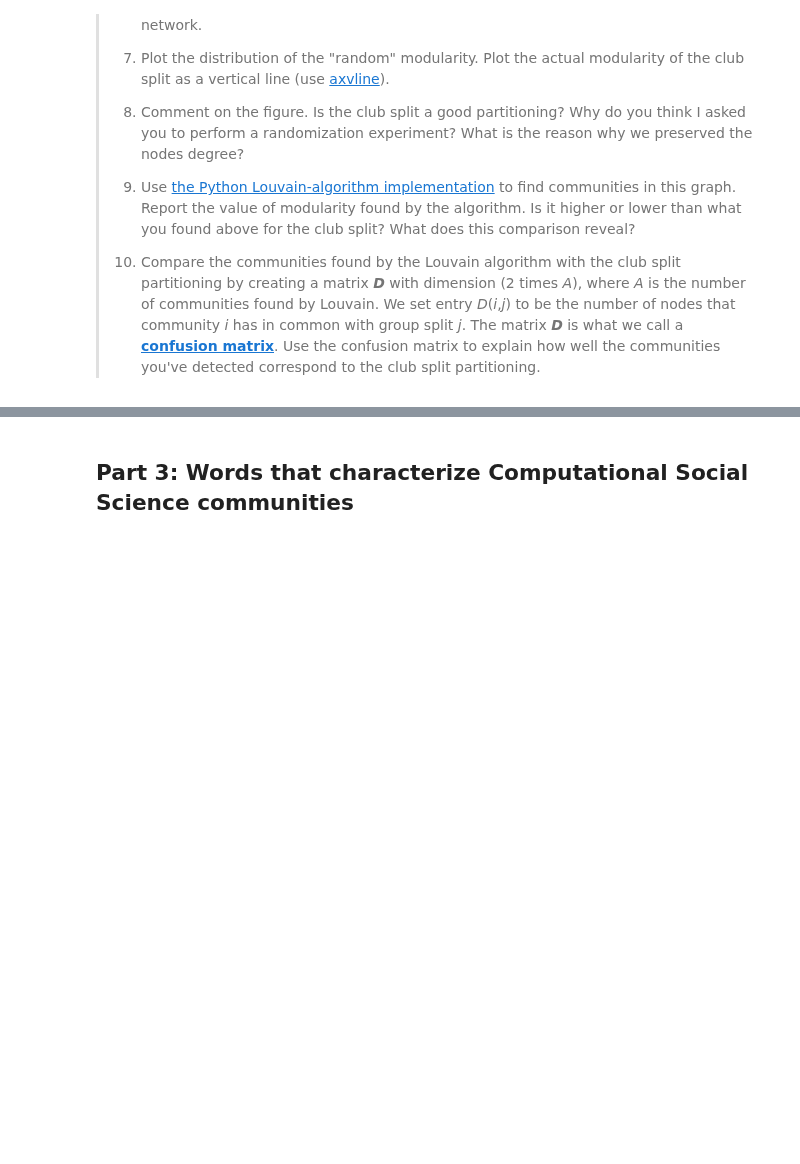
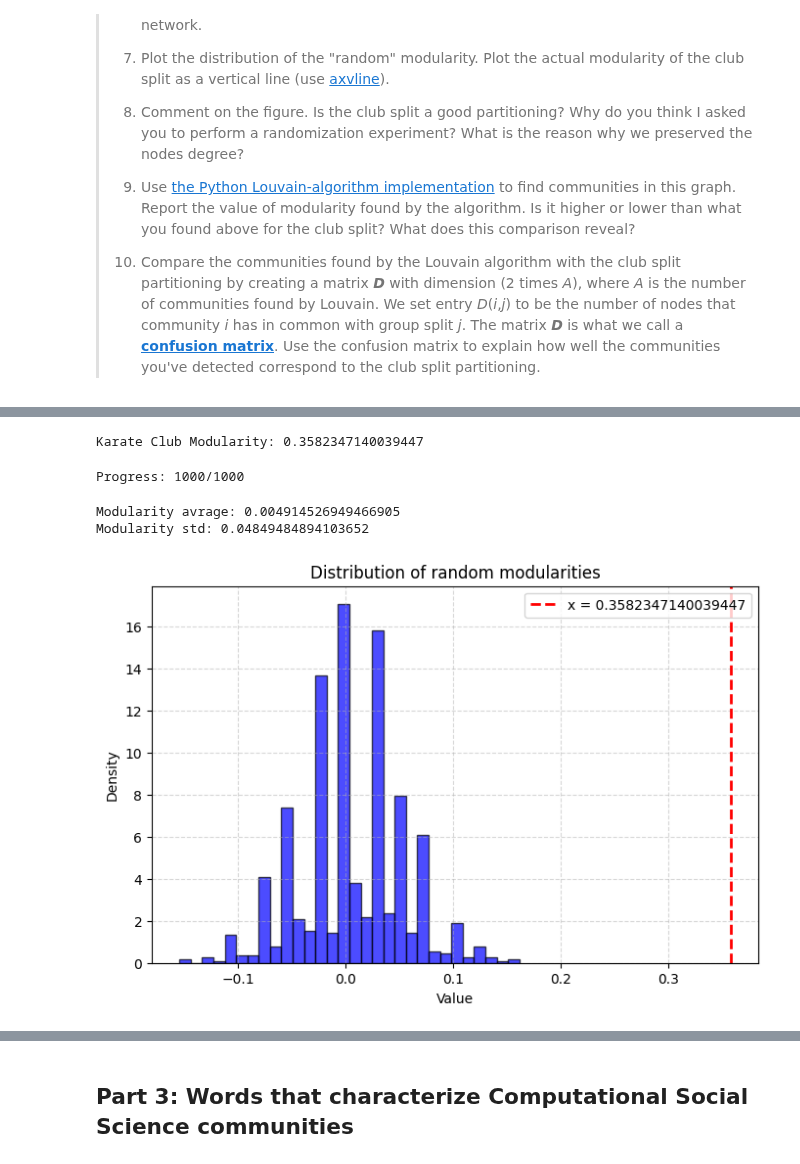
Before and after one commit to CarolineMortensen/Group_project_CSS, a Jupyter notebook: Assignment2.ipynb, the cells around one changed output, grey strips where cells are left out. Cells and saved outputs as stored; diff of their text form; code cells hidden in the pictures; blank space fills up the shorter version.

```diff
--- a/Assignment2.ipynb
+++ b/Assignment2.ipynb
@@ -397,0 +437,10 @@ plt.show()
+# %%
+# Make a partition set of the nodes such that they are assigned to respect of the club
+karateclub = nx.karate_club_graph()
+
+# Partition the nodes into either 0 or 1, based on the "club" attribute
+partition = {n: 0 if karateclub.nodes[n]['club'] == 'Mr. Hi' else 1 for n in karateclub.nodes}
+
+print(f"Karate Club Modularity: {modulatiry(karateclub, partition)}") # Compute the modularity of the karate club, with nodes partitioned for each club.
+# %% [output]
+Karate Club Modularity: 0.3582347140039447
@@ -397,0 +485,44 @@ plt.show()
+# %%
+### 1000 randomized Karate Club configurations
+
+modularity_list = [] # Store modularity values
+
+for i in range(1000):
+    clear_output()
+    print(f"Progress: {i+1}/1000")
+
+    gn = double_edge_swap_raw(karateclub) # Generated Network
+    partition = {n: 0 if gn.nodes[n]['club'] == 'Mr. Hi' else 1 for n in gn.nodes} # Partition the generated network
+    m = modulatiry(gn, partition) # Calculate modularity
+
+    modularity_list.append(m) # append to list
+# %% [output]
+Progress: 1000/1000
+# %%
+print(f"Modularity avrage: {np.mean(modularity_list)}")
+print(f"Modularity std: {np.std(modularity_list)}")
+# %% [output]
+Modularity avrage: 0.004914526949466905
+Modularity std: 0.04849484894103652
+# %%
+def plot_distribution(data, vline, text):
+    plt.figure(figsize=(8, 5))
+
+    # Plot histogram
+    plt.hist(data, bins=30, alpha=0.7, color='blue', edgecolor='black', density=True)
+
+    # Add vertical line at the original karate club modularity
+    plt.axvline(vline, color='red', linestyle='dashed', linewidth=2, label=f'x = {vline}')
+
+    # Labels and title
+    plt.xlabel('Value')
+    plt.ylabel('Density')
+    plt.title(text)
+    plt.legend()
+    plt.grid(True, linestyle='--', alpha=0.5)
+
+    plt.show()
+# %%
+plot_distribution(modularity_list, modulatiry(karateclub, partition), "Distribution of random modularities")
+# %% [output]
+[figure, added]
```
Also changed, not shown: parts of 11 cells of this notebook, 3 other files.
